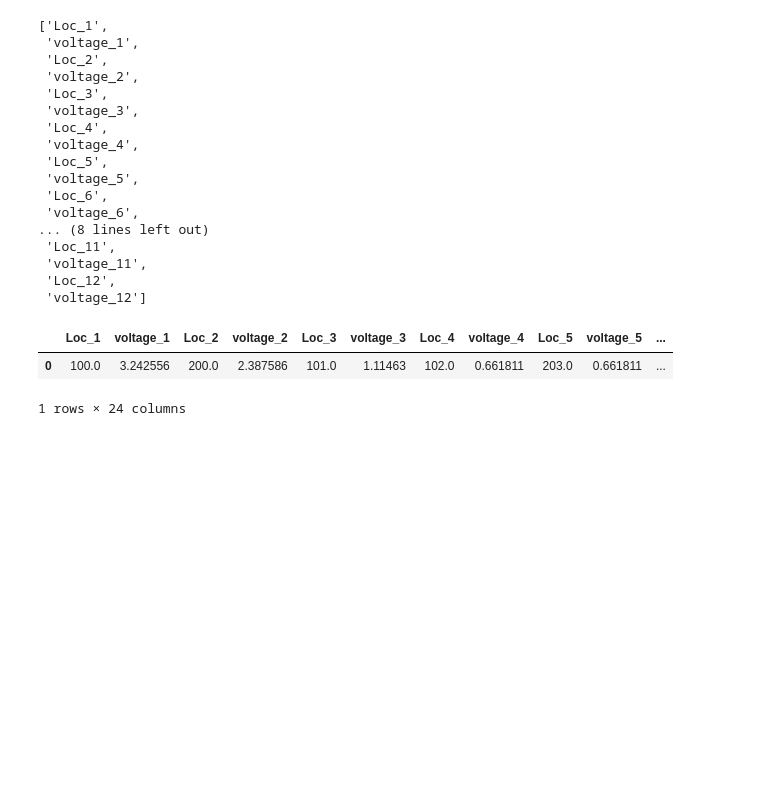
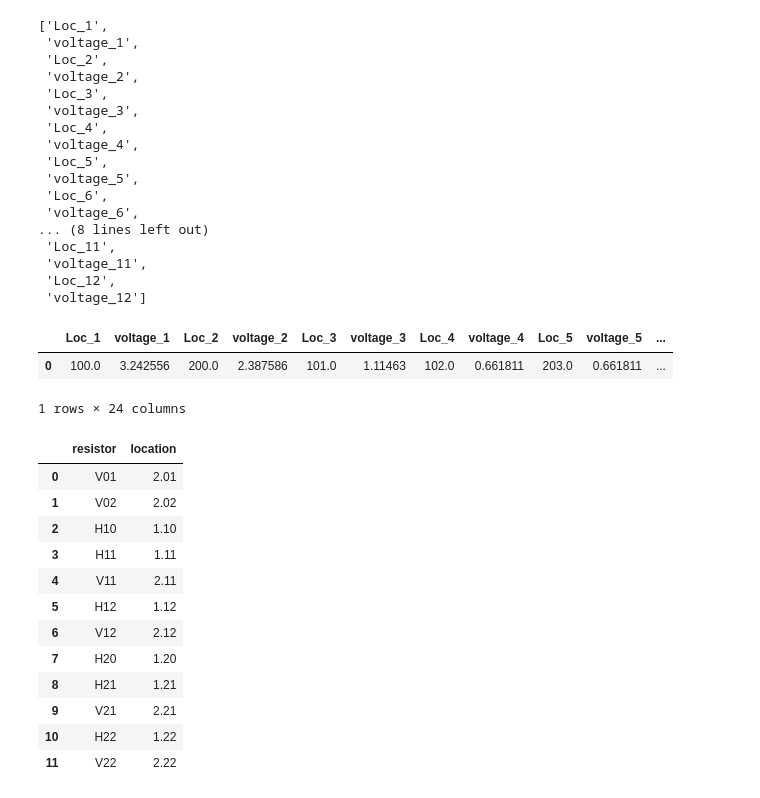
Before and after one commit to MariMachaidze/Internship-2024, a Jupyter notebook: data/making dataset-NEW.ipynb, the cells around one changed output. Cells and saved outputs as stored; diff of their text form; code cells hidden in the pictures; blank space fills up the shorter version.

```diff
--- a/data/making dataset-NEW.ipynb
+++ b/data/making dataset-NEW.ipynb
@@ -143,4 +143,21 @@ reshaped_df
 |  | Loc_1 | voltage_1 | Loc_2 | voltage_2 | Loc_3 | voltage_3 | Loc_4 | voltage_4 | Loc_5 | voltage_5 | ... |
 | 0 | 100.0 | 3.242556 | 200.0 | 2.387586 | 101.0 | 1.11463 | 102.0 | 0.661811 | 203.0 | 0.661811 | ... |
 1 rows × 24 columns
+# %%
+broken = pd.read_csv(path+'Broken_dataset.csv')
+broken
+# %% [output]
+|  | resistor | location |
+| 0 | V01 | 2.01 |
+| 1 | V02 | 2.02 |
+| 2 | H10 | 1.10 |
+| 3 | H11 | 1.11 |
+| 4 | V11 | 2.11 |
+| 5 | H12 | 1.12 |
+| 6 | V12 | 2.12 |
+| 7 | H20 | 1.20 |
+| 8 | H21 | 1.21 |
+| 9 | V21 | 2.21 |
+| 10 | H22 | 1.22 |
+| 11 | V22 | 2.22 |
 # %%
```
Also changed, not shown: parts of 3 cells of this notebook, 15 other files.
